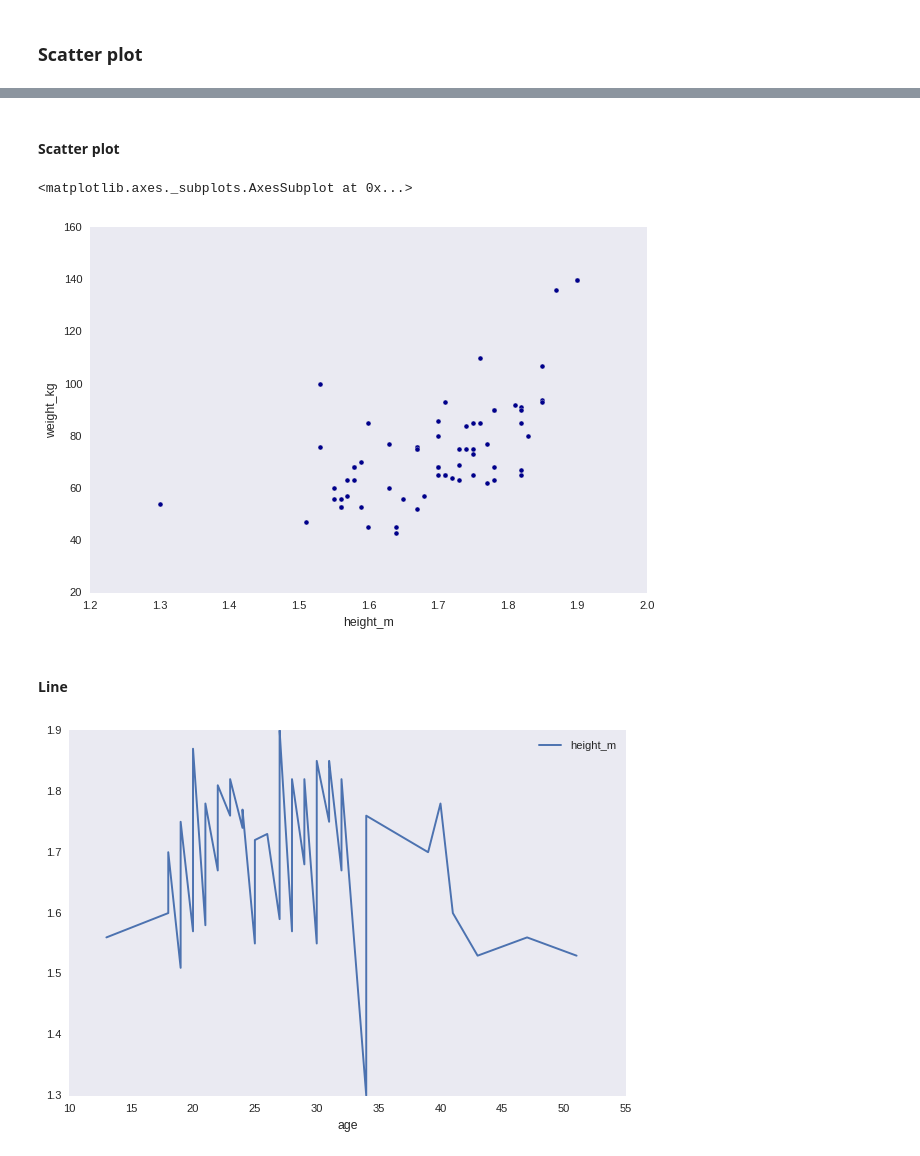
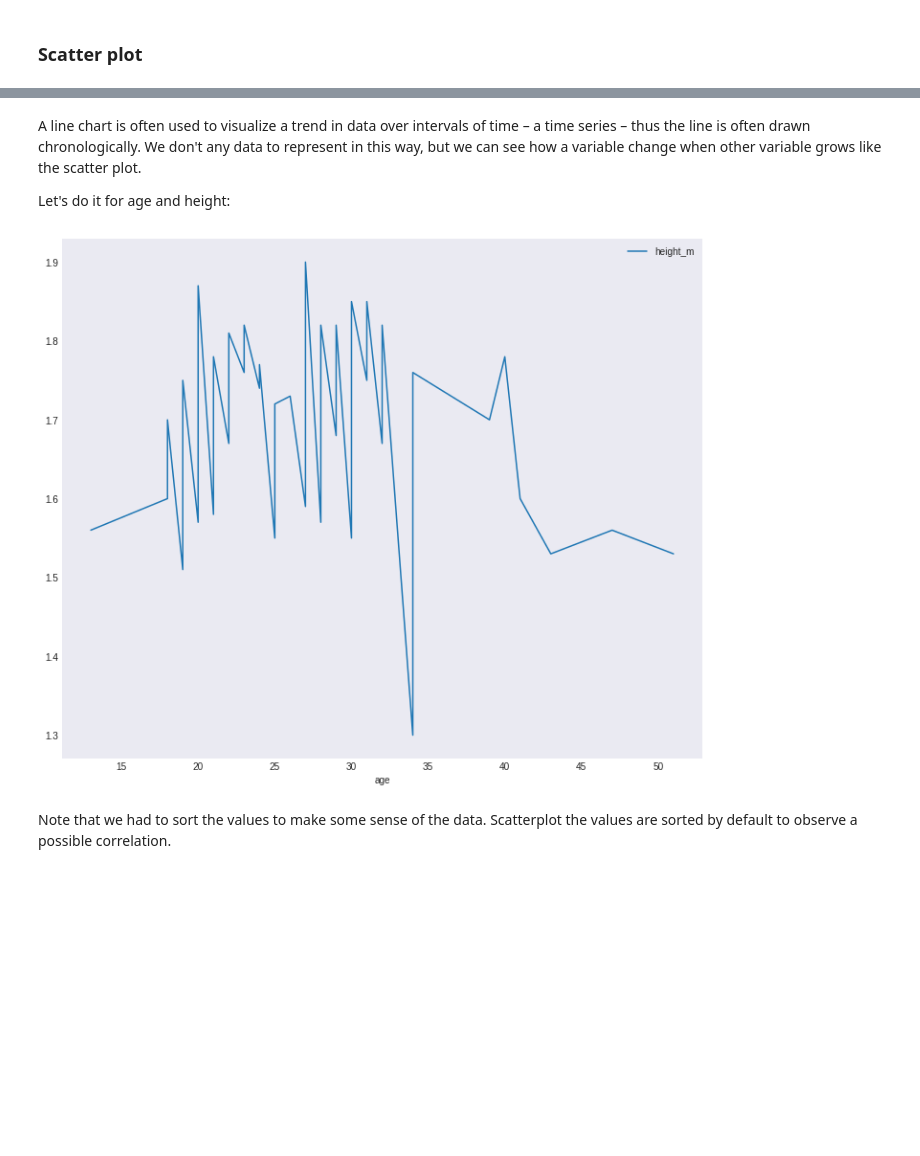
Before and after one commit to brenoslivio/Statistics-Python, a Jupyter notebook: 1-DescriptiveAnalysis/1_DescriptiveAnalysis.ipynb, the cells around one changed output, grey strips where cells are left out. Cells and saved outputs as stored; diff of their text form; code cells hidden in the pictures; blank space fills up the shorter version.

```diff
--- a/1-DescriptiveAnalysis/1_DescriptiveAnalysis.ipynb
+++ b/1-DescriptiveAnalysis/1_DescriptiveAnalysis.ipynb
@@ -777,20 +729,19 @@ dfPoll.boxplot(column=['weight_kg'])
-# %% [markdown]
-#### Scatter plot
-# %%
-dfPoll.plot.scatter(x = 'height_m',
-                      y = 'weight_kg',
-                      c = 'DarkBlue')
-# %% [output]
-<matplotlib.axes._subplots.AxesSubplot at 0x...>
-[figure, removed]
-# %% [markdown]
-#### Line
+# %% [markdown]
+A line chart is often used to visualize a trend in data over intervals of time – a time series – thus the line is often drawn chronologically. We don't any data to represent in this way, but we can see how a variable change when other variable grows like the scatter plot.
+
+Let's do it for age and height:
 # %%
 df = dfPoll
 
 df = df.sort_values(by=['age', 'height_m'])
 
 df.plot(x = 'age', y = 'height_m', kind = 'line')
+
+fig = plt.gcf()
+fig.set_size_inches(12, 10)
+
 plt.show()
 # %% [output]
-[figure, old version]
+[figure, new version]
+# %% [markdown]
+Note that we had to sort the values to make some sense of the data. Scatterplot the values are sorted by default to observe a possible correlation.
```
Also changed, not shown: parts of 61 cells of this notebook.
